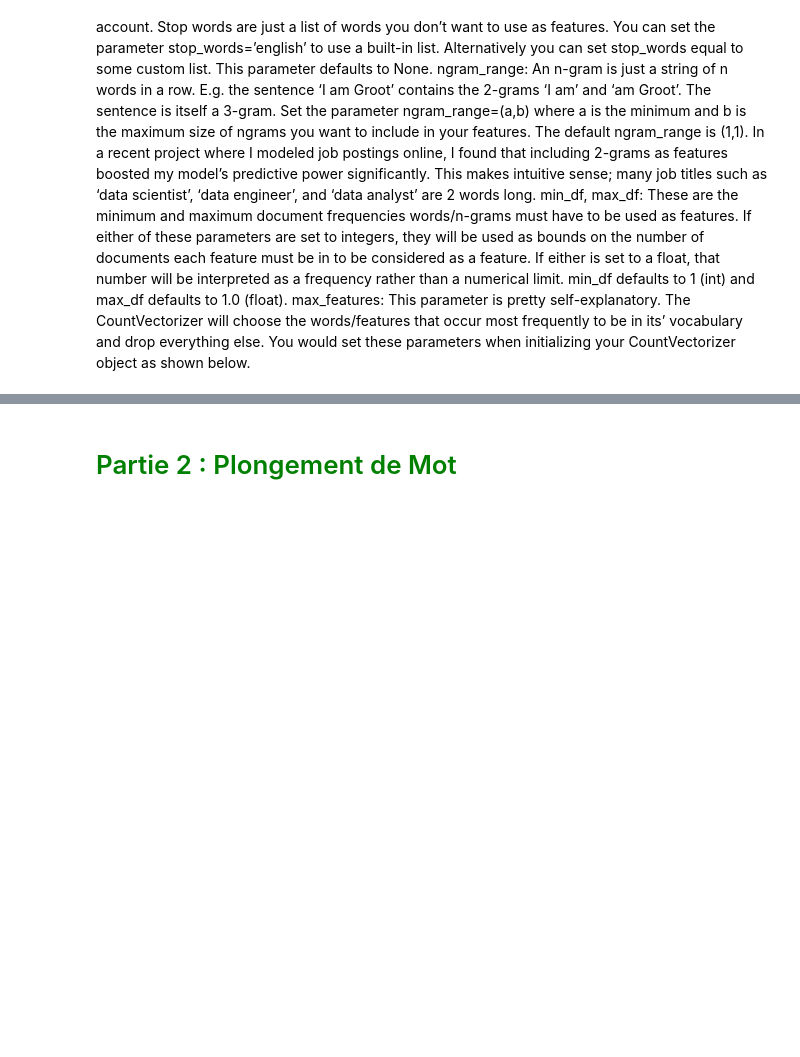
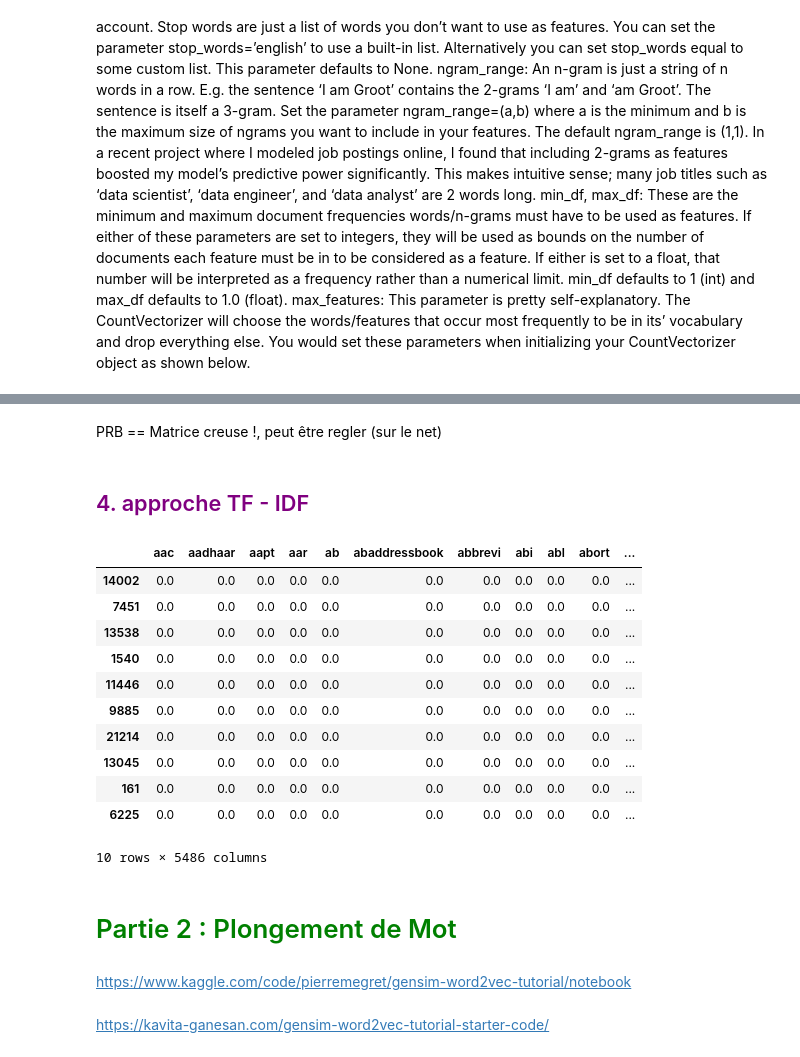
Before and after one commit to hurvoya/05---categorisation-question, a Jupyter notebook: second one.ipynb, the cells around one changed output, grey strips where cells are left out. Saved outputs shown, nothing was run; the diff lists cells and outputs as text; code cells hidden in the pictures; blank space fills up the shorter version.

```diff
--- a/second one.ipynb
+++ b/second one.ipynb
@@ -127,2 +136,35 @@ You would set these parameters when initializing your CountVectorizer object as
+# %% [markdown]
+PRB == Matrice creuse !, peut être regler (sur le net)
+# %% [markdown]
+## <font color = purple>4. approche TF - IDF </font>
+# %%
+from sklearn.feature_extraction.text import TfidfVectorizer
+#Initialize
+tfidf = TfidfVectorizer(ngram_range=(1,1))
+
+#transform
+result = tfidf.fit_transform(df["clean_title"])
+
+#create dataframe
+X_tfidf=pd.DataFrame(result.toarray(),columns=tfidf.get_feature_names_out())
+# %%
+X_tfidf.sample(10)
+# %% [output]
+|  | aac | aadhaar | aapt | aar | ab | abaddressbook | abbrevi | abi | abl | abort | ... |
+| 14002 | 0.0 | 0.0 | 0.0 | 0.0 | 0.0 | 0.0 | 0.0 | 0.0 | 0.0 | 0.0 | ... |
+| 7451 | 0.0 | 0.0 | 0.0 | 0.0 | 0.0 | 0.0 | 0.0 | 0.0 | 0.0 | 0.0 | ... |
+| 13538 | 0.0 | 0.0 | 0.0 | 0.0 | 0.0 | 0.0 | 0.0 | 0.0 | 0.0 | 0.0 | ... |
+| 1540 | 0.0 | 0.0 | 0.0 | 0.0 | 0.0 | 0.0 | 0.0 | 0.0 | 0.0 | 0.0 | ... |
+| 11446 | 0.0 | 0.0 | 0.0 | 0.0 | 0.0 | 0.0 | 0.0 | 0.0 | 0.0 | 0.0 | ... |
+| 9885 | 0.0 | 0.0 | 0.0 | 0.0 | 0.0 | 0.0 | 0.0 | 0.0 | 0.0 | 0.0 | ... |
+| 21214 | 0.0 | 0.0 | 0.0 | 0.0 | 0.0 | 0.0 | 0.0 | 0.0 | 0.0 | 0.0 | ... |
+| 13045 | 0.0 | 0.0 | 0.0 | 0.0 | 0.0 | 0.0 | 0.0 | 0.0 | 0.0 | 0.0 | ... |
+| 161 | 0.0 | 0.0 | 0.0 | 0.0 | 0.0 | 0.0 | 0.0 | 0.0 | 0.0 | 0.0 | ... |
+| 6225 | 0.0 | 0.0 | 0.0 | 0.0 | 0.0 | 0.0 | 0.0 | 0.0 | 0.0 | 0.0 | ... |
+10 rows × 5486 columns
 # %% [markdown]
 # <font color = Green>Partie 2 : Plongement de Mot</font>
+# %% [markdown]
+https://www.kaggle.com/code/pierremegret/gensim-word2vec-tutorial/notebook
+# %% [markdown]
+https://kavita-ganesan.com/gensim-word2vec-tutorial-starter-code/
```
Also changed, not shown: parts of 41 cells of this notebook, 1 other file.
